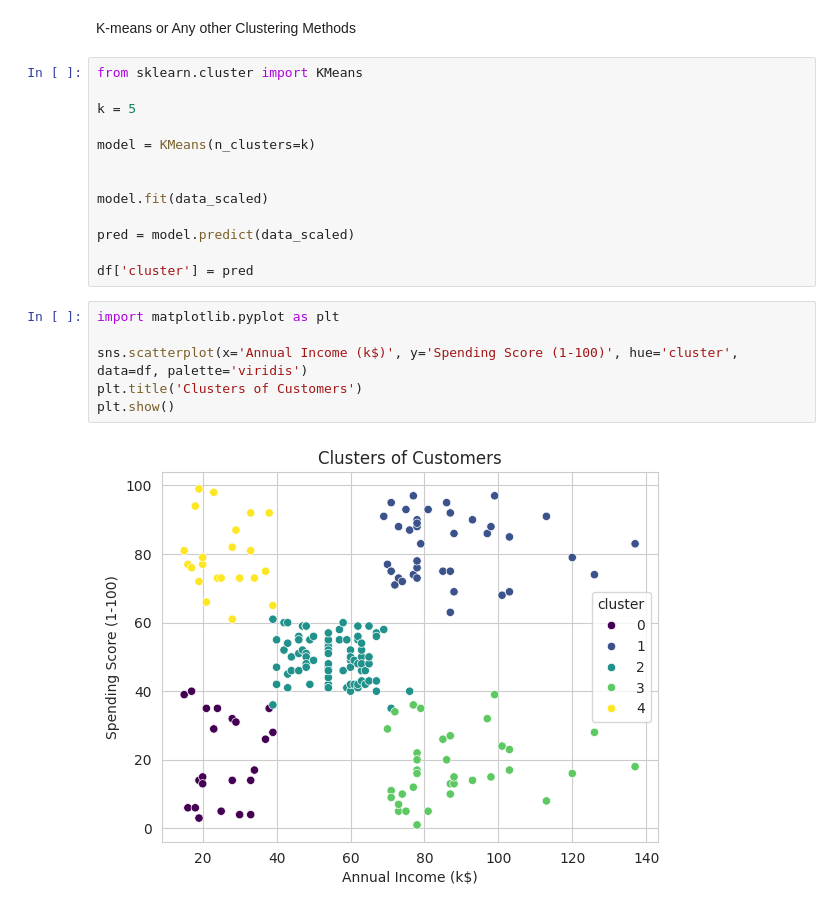
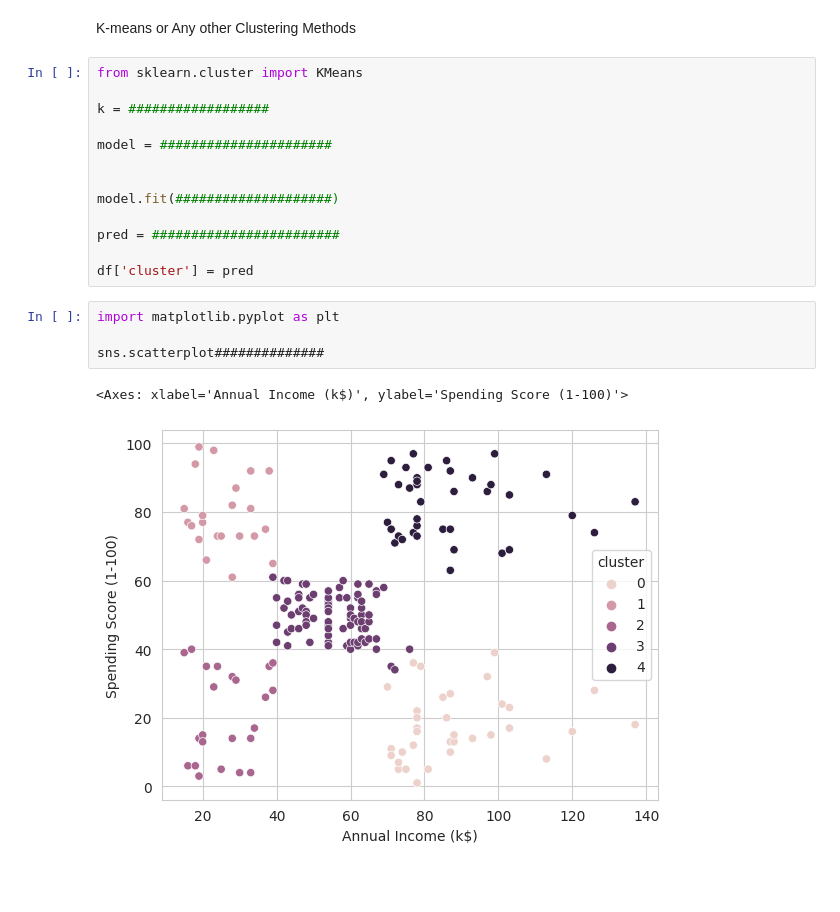
Before and after one commit to minseopark23100269/minseopark23100269, a Jupyter notebook: [AI_Assignment3]_Clustering.ipynb, the cells around one changed output. Drawn from its saved outputs; the diff is of its cells as text; blank space fills up the shorter version.

```diff
--- a/[AI_Assignment3]_Clustering.ipynb
+++ b/[AI_Assignment3]_Clustering.ipynb
@@ -264,24 +263,23 @@ K-means or Any other Clustering Methods
 # %%
 from sklearn.cluster import KMeans
 
-k = 5
+k = ##################
 
-model = KMeans(n_clusters=k)
+model = ######################
 
 
-model.fit(data_scaled)
+model.fit(####################)
 
-pred = model.predict(data_scaled)
+pred = ########################
 
 df['cluster'] = pred
-# %%
-import matplotlib.pyplot as plt
-
-sns.scatterplot(x='Annual Income (k$)', y='Spending Score (1-100)', hue='cluster', data=df, palette='viridis')
-plt.title('Clusters of Customers')
-plt.show()
-# %% [output]
-[figure, removed]
+# %%
+import matplotlib.pyplot as plt
+
+sns.scatterplot##############
+# %% [output]
+<Axes: xlabel='Annual Income (k$)', ylabel='Spending Score (1-100)'>
+[figure, added]
 # %%
 # Import dendrogram
 from scipy.cluster.hierarchy import dendrogram
```
Also changed, not shown: parts of 8 cells of this notebook.
